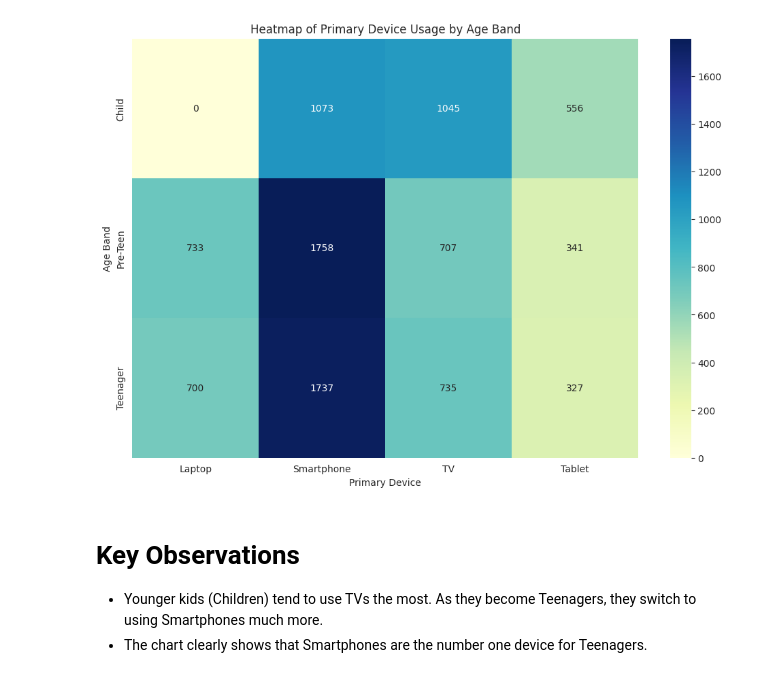
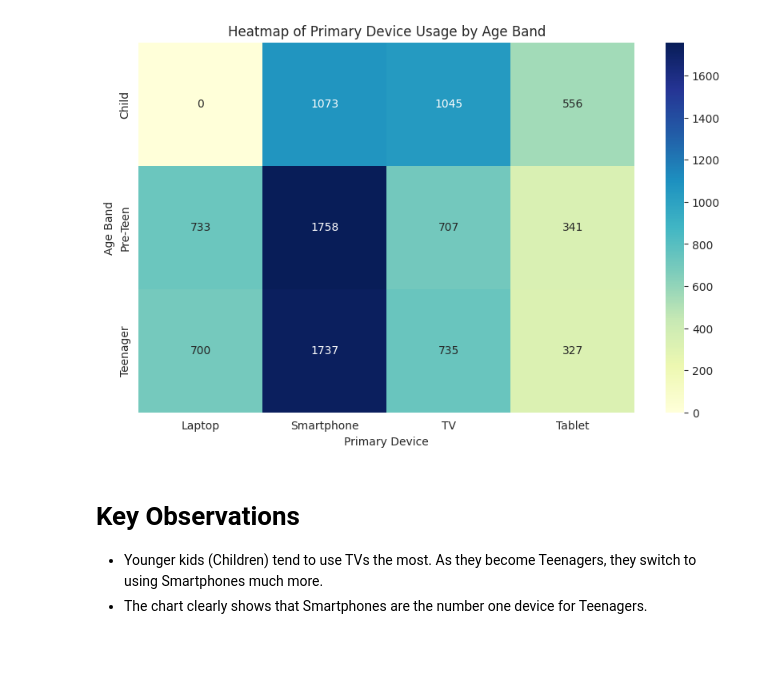
Before and after one commit to springboardmentor2468a-lab/Projects, a Jupyter notebook: Week_4.ipynb, the cells around one changed output. Saved outputs shown, nothing was run; the diff lists cells and outputs as text; code cells hidden in the pictures; blank space fills up the shorter version.

```diff
--- a/Week_4.ipynb
+++ b/Week_4.ipynb
@@ -10,14 +10,14 @@ sns.set_style("whitegrid")
 # %%
 # Heatmap: Device Preference by Age Band
 age_device_crosstab = pd.crosstab(df['Age_Band'], df['Primary_Device'])
-plt.figure(figsize=(12, 8))
+plt.figure(figsize=(10, 6))
 sns.heatmap(age_device_crosstab, annot=True, cmap='YlGnBu', fmt='g')
 plt.title('Heatmap of Primary Device Usage by Age Band')
 plt.ylabel('Age Band')
 plt.xlabel('Primary Device')
 plt.show()
 # %% [output]
-[figure, old version]
+[figure, new version]
 # %% [markdown]
 # **Key Observations**
 * Younger kids (Children) tend to use TVs the most. As they become Teenagers, they switch to using Smartphones much more.
```
Also changed, not shown: parts of 13 cells of this notebook.
